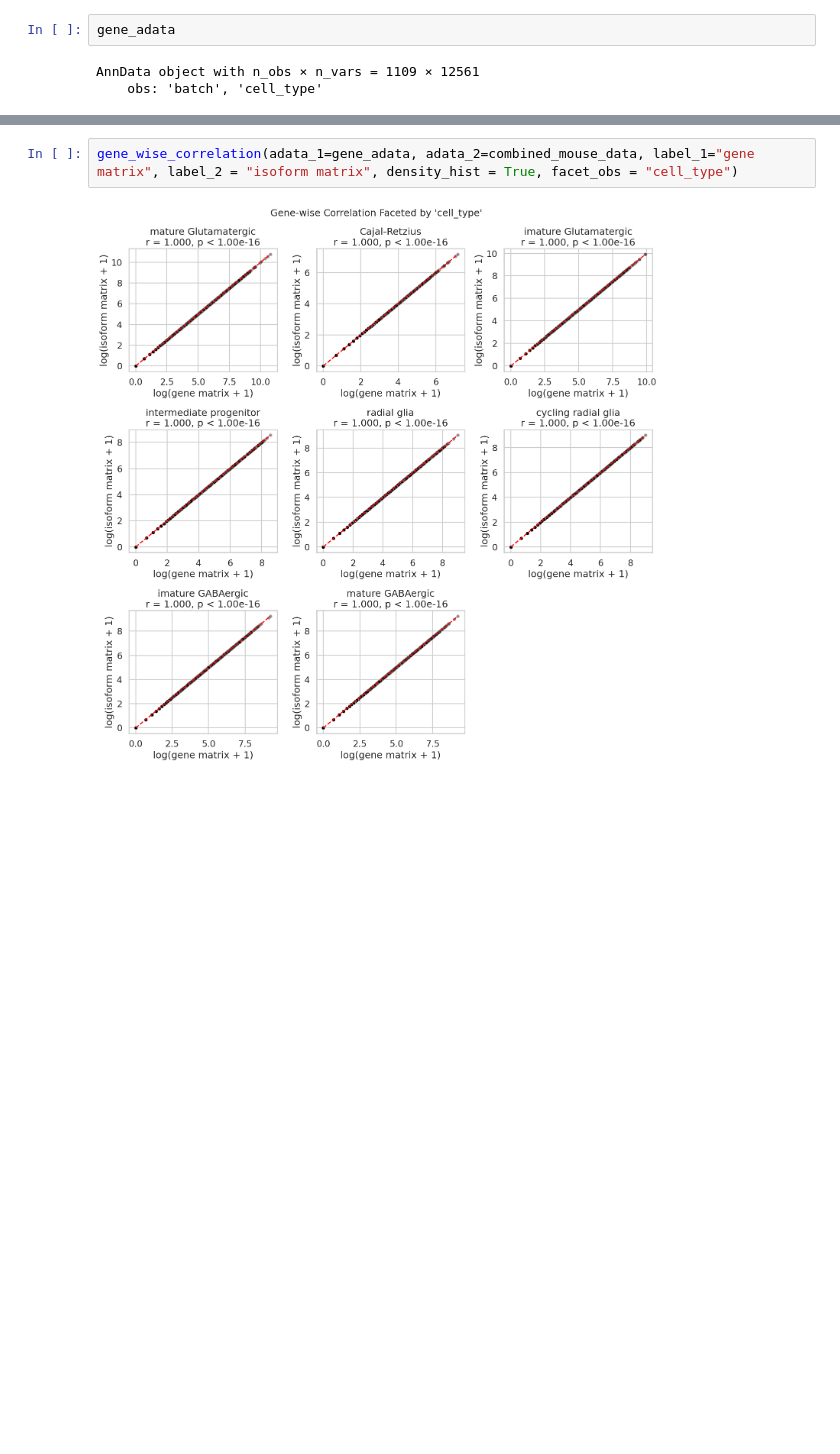
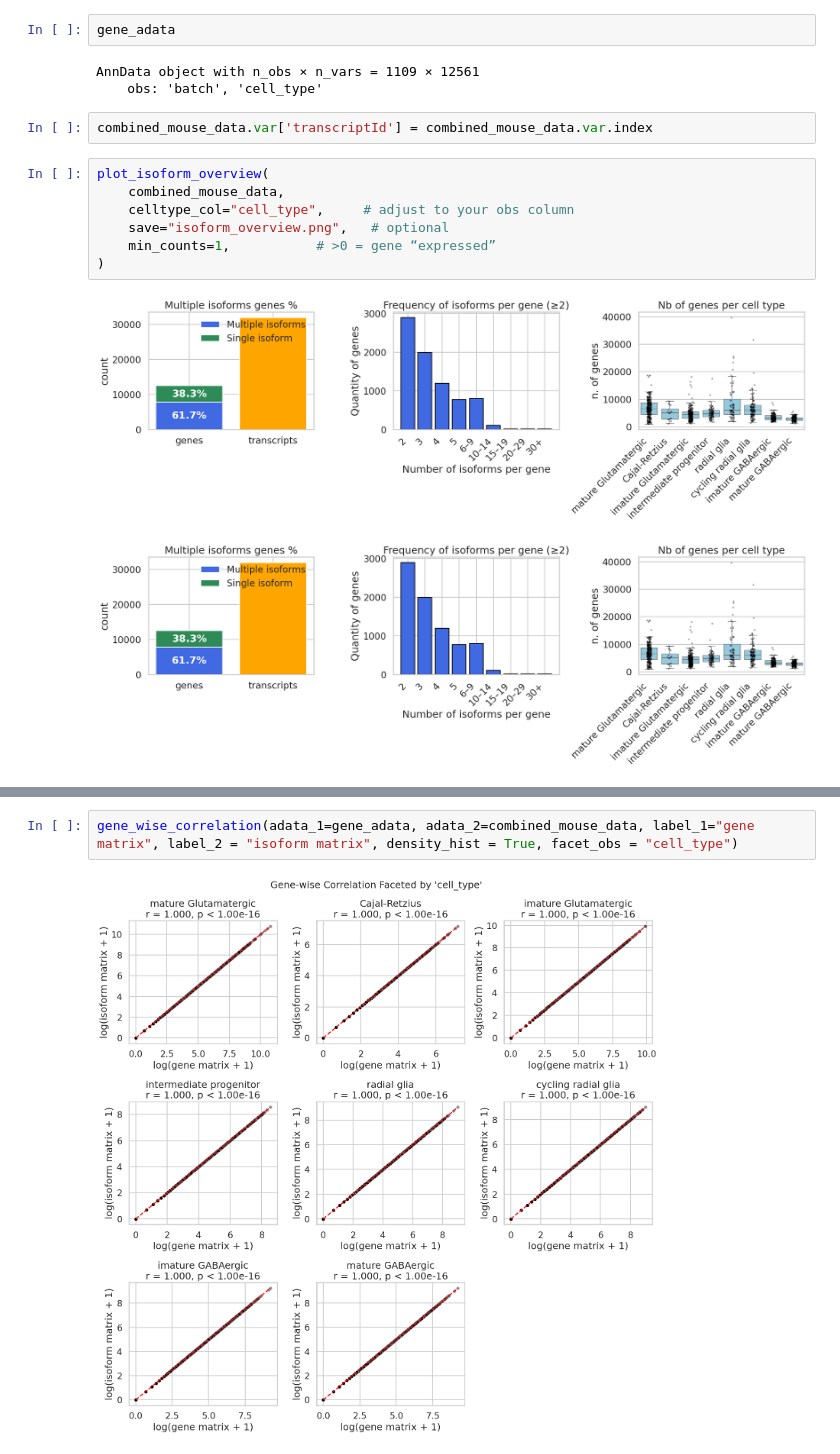
Before and after one commit to cobioda/allos, a Jupyter notebook: _proc/007_preprocesing.ipynb, the cells around one changed output, grey strips where cells are left out. Drawn from its saved outputs; the diff is of its cells as text; blank space fills up the shorter version.

```diff
--- a/_proc/007_preprocesing.ipynb
+++ b/_proc/007_preprocesing.ipynb
@@ -183,6 +211,18 @@ gene_adata
 # %% [output]
 AnnData object with n_obs × n_vars = 1109 × 12561
     obs: 'batch', 'cell_type'
+# %%
+combined_mouse_data.var['transcriptId'] = combined_mouse_data.var.index
+# %%
+plot_isoform_overview(
+    combined_mouse_data,
+    celltype_col="cell_type",     # adjust to your obs column
+    save="isoform_overview.png",   # optional
+    min_counts=1,           # >0 = gene “expressed”
+)
+# %% [output]
+[figure, added]
+[figure, added]
 # %%
 #| echo: false
 #| output: asis
```
Also changed, not shown: parts of 4 cells of this notebook, 14 other files.
